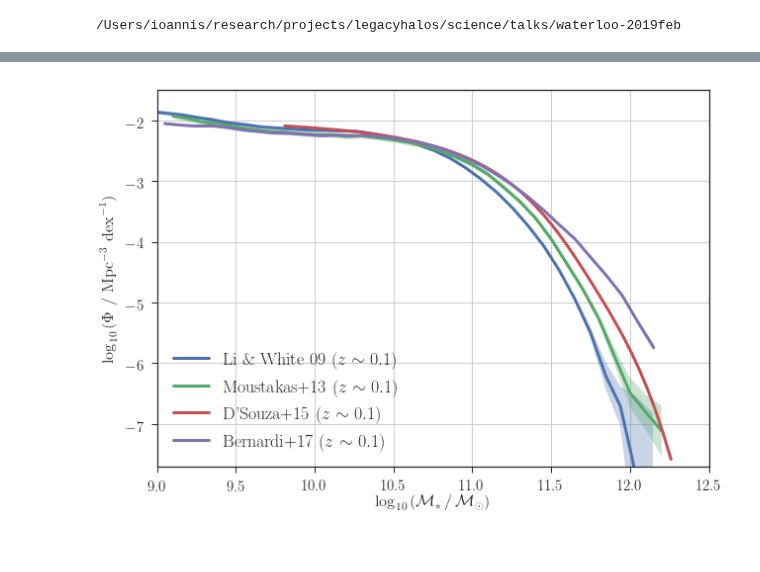
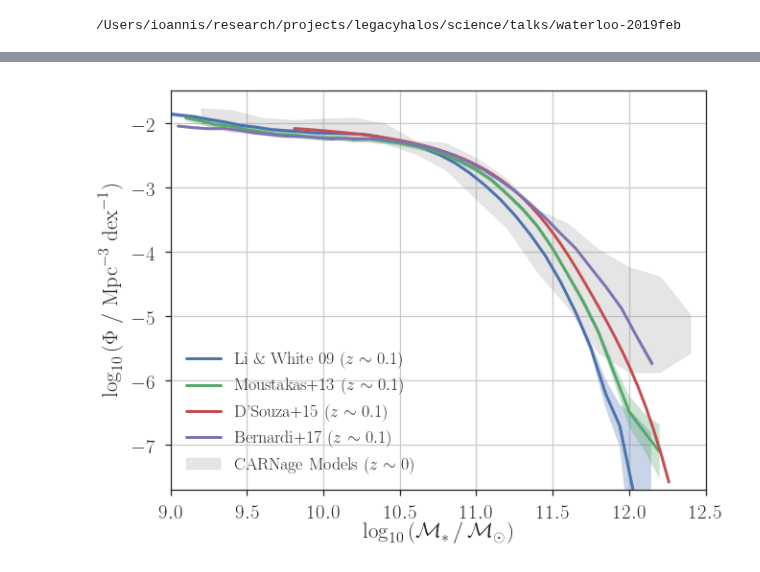
Before and after one commit to moustakas/legacyhalos, a Jupyter notebook: science/talks/waterloo-2019feb.ipynb, the cells around one changed output, grey strips where cells are left out. Cells and saved outputs as stored; diff of their text form; code cells hidden in the pictures.

Commit message:
more plots for talk

```diff
--- a/science/talks/waterloo-2019feb.ipynb
+++ b/science/talks/waterloo-2019feb.ipynb
@@ -429,5 +123,0 @@ from legacyhalos.qa import display_multiband, display_ellipsefit, _display_ellip
-# %%
-objid, objdir = '0003497', os.path.join(analysis_dir(), '0003497')
-ellipsefit = read_ellipsefit(objid, objdir)
-skyellipsefit = read_sky_ellipsefit(objid, objdir)
-data = read_multiband(objid, objdir)
@@ -549,2 +123,0 @@ Data taken from Knebe+18.
-# %%
-sns.set_palette('deep', 12)
@@ -760,21 +234,3 @@ def read_moustakas13(starforming=False, quiescent=False):
     data = data[loz]
 
     return data['mstar'], data['phi'], data['phi'] - data['phicv'], data['phi'] + data['phicv']
-# %%
-def read_bernardi17(h=hdefault, dustfree=True):
-    """Read data from Bernardi+17."""
-    moosedir = os.path.join(os.getenv('CATALOGS_DIR'), '17bernardi')
-    data = pd.read_table(os.path.join(moosedir, 'smf.txt'),
-                         delim_whitespace=True)
-
-    mstar = data['mstar'].values # - np.log10(h**2)
-    if dustfree:
-        phi = data['phi_M14_dustfree_obs'].values # + np.log10(h**3)
-        philo = phi - data['phierr_M14_dustfree'].values
-        phihi = phi + data['phierr_M14_dustfree'].values
-    else:
-        phi = data['phi_M14_dust_obs'].values # + np.log10(h**3)
-        philo = phi - data['phierr_M14_dust'].values
-        phihi = phi + data['phierr_M14_dust'].values
-
-    return mstar, phi, philo, phihi
@@ -887,9 +361,11 @@ def qa_smf(plot_carnage=True, plot_huang=True, png=None):
     ax.legend(loc='lower left', fontsize=18)
     #ax.legend([hh[0],hh[1],hh[2],hh[3]], [ll[0],ll[1],ll[2]], loc='lower left', fontsize=18)
 
+    plt.subplots_adjust(top=0.95)
+
     if png:
         plt.savefig(png)
 # %%
-qa_smf(plot_carnage=False, plot_huang=False, png=os.path.join(talkdir, 'smf-data-nohuang.png'))
+qa_smf(plot_carnage=True, plot_huang=False, png=os.path.join(talkdir, 'smf-data-nohuang.png'))
 # %% [output]
-[figure, old version]
+[figure, new version]
```
Also changed, not shown: parts of 87 cells of this notebook, 3 other files.
